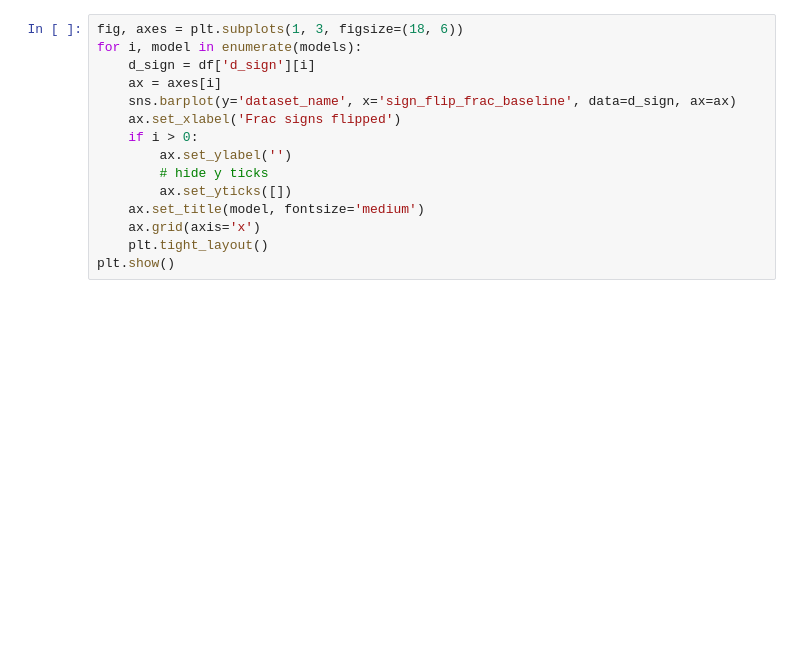
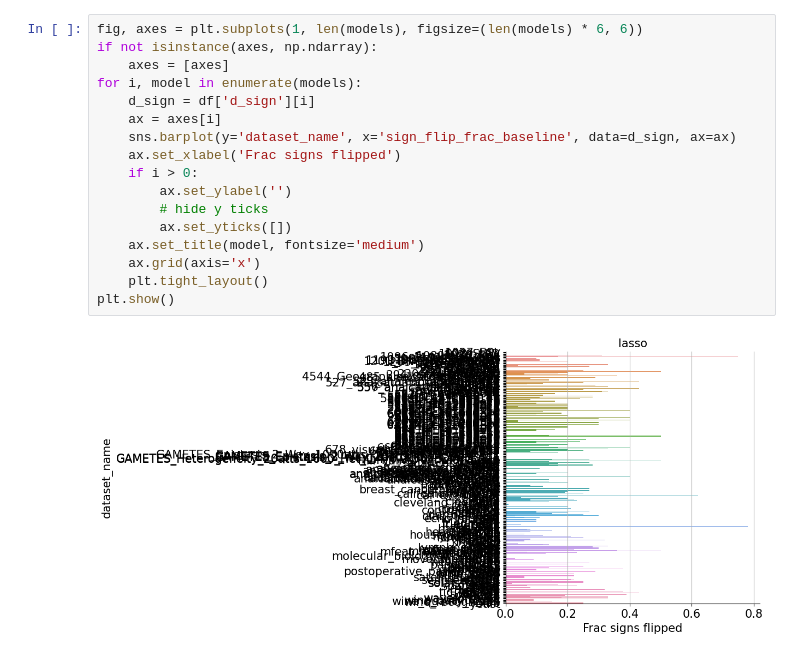
Before and after one commit to csinva/gam-experiments, a Jupyter notebook: notebooks/04_vary_linear.ipynb, the cells around one changed output. Cells and saved outputs as stored; diff of their text form; blank space fills up the shorter version.

```diff
--- a/notebooks/04_vary_linear.ipynb
+++ b/notebooks/04_vary_linear.ipynb
@@ -130,16 +187,20 @@ for model in models:
 # %%
-fig, axes = plt.subplots(1, 3, figsize=(18, 6))
+fig, axes = plt.subplots(1, len(models), figsize=(len(models) * 6, 6))
+if not isinstance(axes, np.ndarray):
+    axes = [axes]
 for i, model in enumerate(models):
     d_sign = df['d_sign'][i]
     ax = axes[i]
     sns.barplot(y='dataset_name', x='sign_flip_frac_baseline', data=d_sign, ax=ax)
     ax.set_xlabel('Frac signs flipped')
     if i > 0:
         ax.set_ylabel('')
         # hide y ticks
         ax.set_yticks([])
     ax.set_title(model, fontsize='medium')
     ax.grid(axis='x')
     plt.tight_layout()
 plt.show()
+# %% [output]
+[figure, added]
 # %%
```
Also changed, not shown: parts of 11 cells of this notebook, 2 other files.
